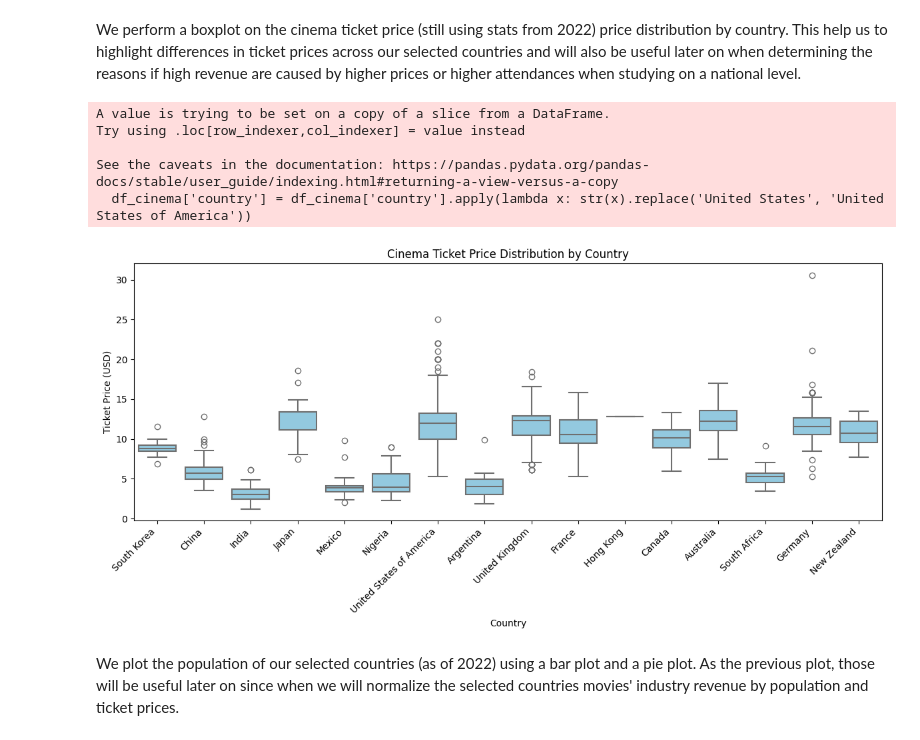
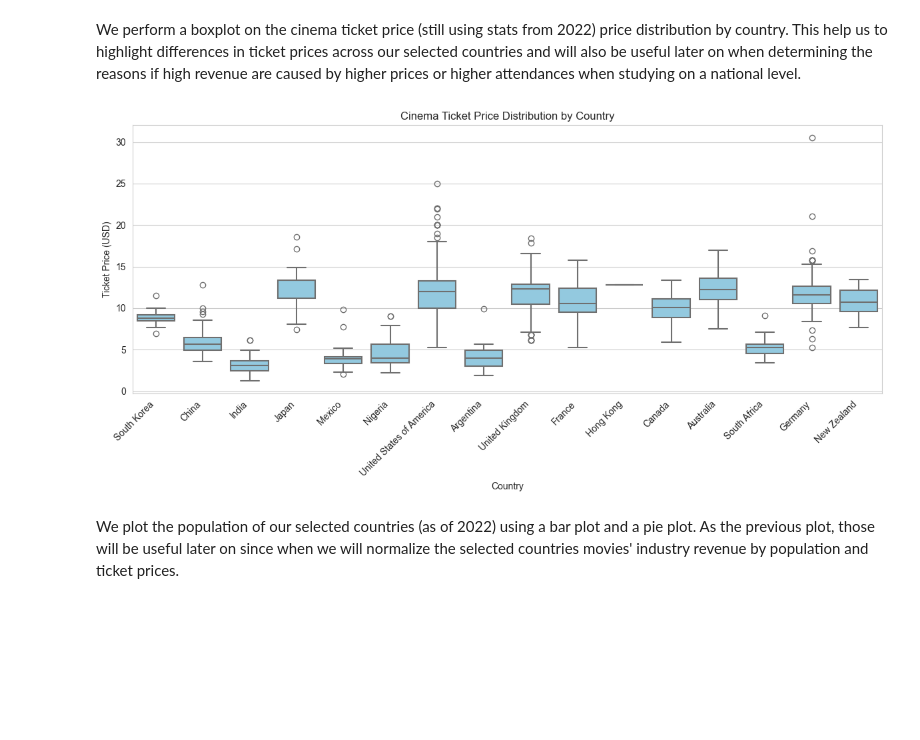
Before and after one commit to epfl-ada/ada-2024-project-l-ekip, a Jupyter notebook: results.ipynb, the cells around one changed output. Drawn from its saved outputs; the diff is of its cells as text; code cells hidden in the pictures; blank space fills up the shorter version.

```diff
--- a/results.ipynb
+++ b/results.ipynb
@@ -293,26 +288,21 @@ We perform a boxplot on the cinema ticket price (still using stats from 2022) pr
 # %%
 # Check the cinema ticket prices for our selected countries via boxplot
 df_cinema = df_cost_of_living[['country', 'x41']]
 df_cinema.columns = ['country', 'ticket_price']
 
-df_cinema['country'] = df_cinema['country'].apply(lambda x: str(x).replace('United States', 'United States of America'))
+df_cinema.loc[:, 'country'] = df_cinema['country'].apply(lambda x: str(x).replace('United States', 'United States of America'))
 df_cinema = df_cinema[df_cinema['country'].isin(countries)]
 
 plt.figure(figsize=(12, 6))
 sns.boxplot(data=df_cinema, x="country", y="ticket_price", color="skyblue", linewidth=1.5)
 plt.title('Cinema Ticket Price Distribution by Country')
 plt.xlabel('Country')
 plt.ylabel('Ticket Price (USD)')
 plt.xticks(rotation=45, ha='right')
 plt.tight_layout()
 plt.show()
 # %% [output]
-A value is trying to be set on a copy of a slice from a DataFrame.
-Try using .loc[row_indexer,col_indexer] = value instead
-
-See the caveats in the documentation: https://pandas.pydata.org/pandas-docs/stable/user_guide/indexing.html#returning-a-view-versus-a-copy
-  df_cinema['country'] = df_cinema['country'].apply(lambda x: str(x).replace('United States', 'United States of America'))
-[figure, old version]
+[figure, new version]
 # %% [markdown]
 We plot the population of our selected countries (as of 2022) using a bar plot and a pie plot. As the previous plot, those will be useful later on since when we will normalize the selected countries movies' industry revenue by population and ticket prices.
 # %%
```
Also changed, not shown: parts of 7 cells of this notebook.
